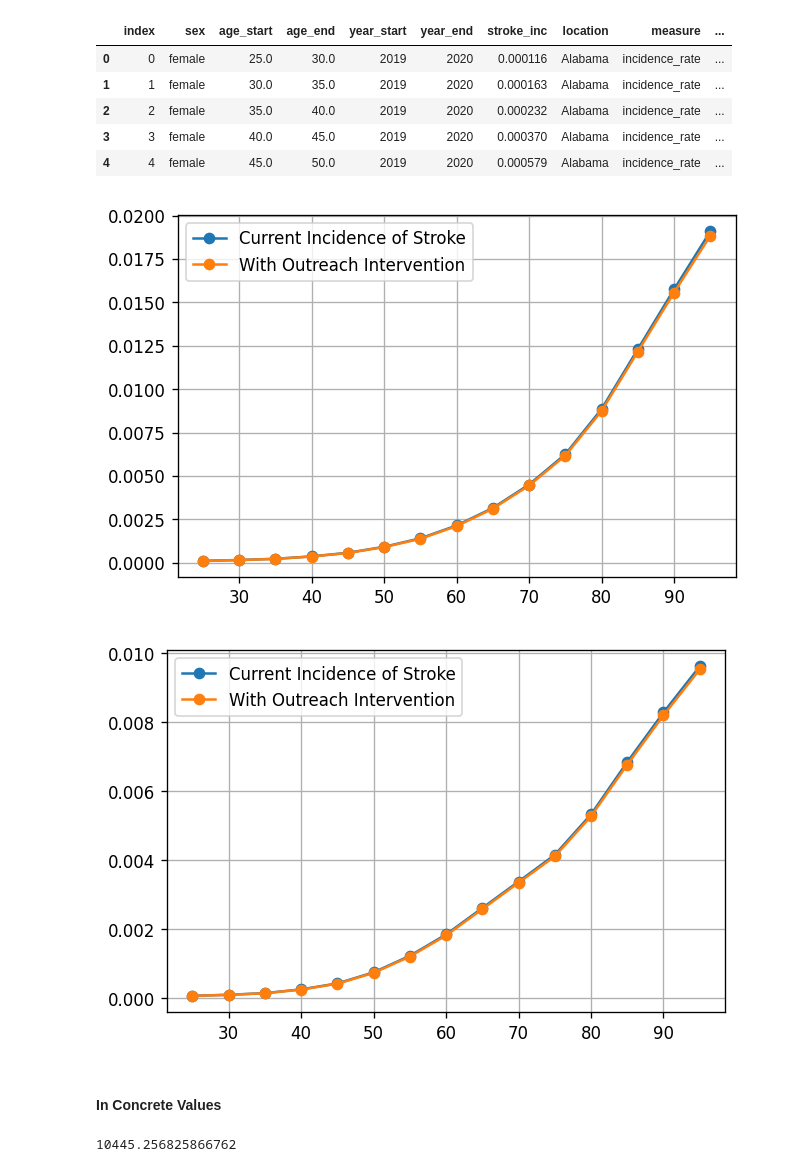
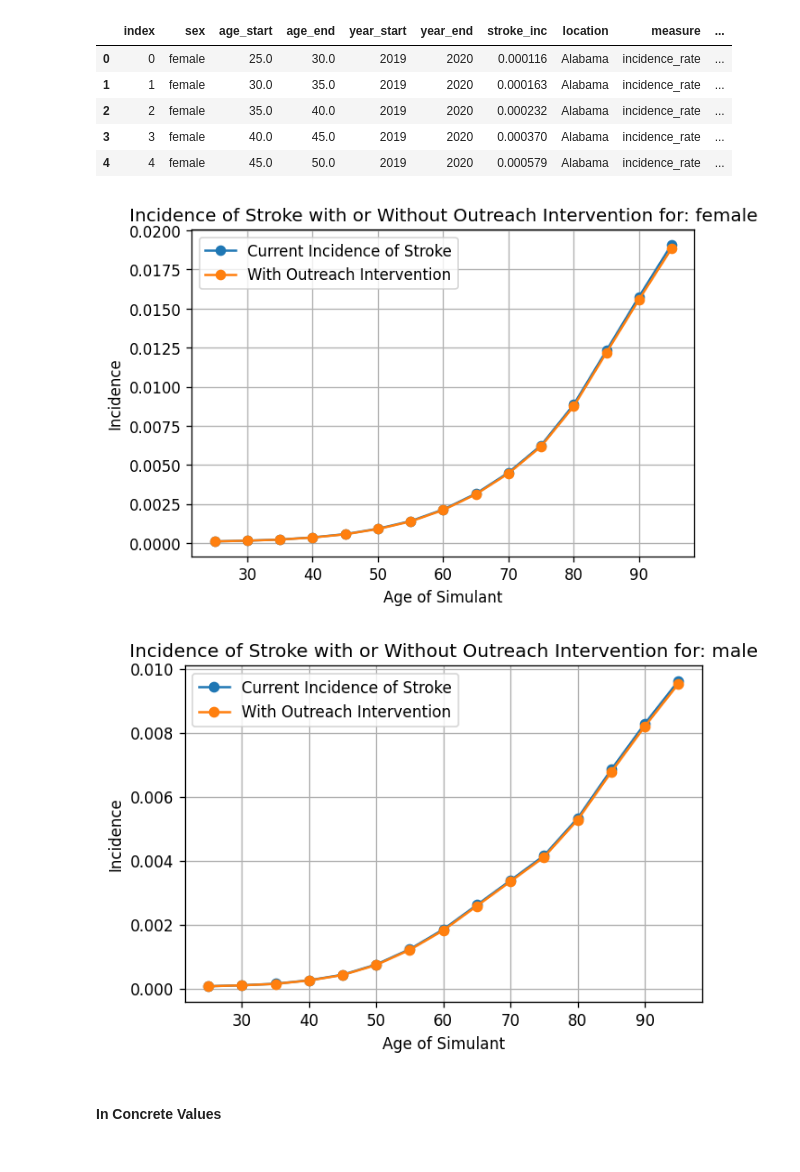
Before and after one commit to ihmeuw/vivarium_research_nih_us_cvd, a Jupyter notebook: Back_of_envelope.ipynb, the cells around one changed output. Saved outputs shown, nothing was run; the diff lists cells and outputs as text; code cells hidden in the pictures.

```diff
--- a/Back_of_envelope.ipynb
+++ b/Back_of_envelope.ipynb
@@ -93,4 +94,7 @@ for sex in MI.sex.unique():
     plt.plot(subdata.age_start, subdata.new_inc, marker='o', label='With Outreach Intervention')
     plt.legend()
     plt.grid()
+    plt.title(f'Incidence of MI with or Without Outreach Intervention for: {sex}')
+    plt.xlabel('Age of Simulant')
+    plt.ylabel('Incidence')
 # %% [output]
@@ -107,4 +109,11 @@ MI['decrease_MI'].sum()
 # %%
-MI['percent_change'] = (MI['decrease_MI']) / (MI['MI_inc'] * (213000000/30))
-MI['percent_change'].mean()
+for sex in MI.sex.unique():
+    plt.figure(dpi=120)
+    subdata = MI.loc[MI['sex']==sex]
+    plt.plot(subdata.age_start, subdata.percent_change, marker='o', label='Percent Decrease in MI')
+    plt.legend()
+    plt.grid()
+    plt.title(f'Percent Decrease in MI with Outreach Intervention for: {sex}')
+    plt.xlabel('Age of Simulant')
+    plt.ylabel('Percent Decrease')
 # %% [output]
@@ -144,19 +154,20 @@ stroke.head()
 # %%
 for sex in stroke.sex.unique():
     plt.figure(dpi=120)
     subdata = stroke.loc[stroke['sex']==sex]
     plt.plot(subdata.age_start, subdata.stroke_inc, marker='o', label='Current Incidence of Stroke')
     plt.plot(subdata.age_start, subdata.new_inc, marker='o', label='With Outreach Intervention')
     plt.legend()
     plt.grid()
+    plt.title(f'Incidence of Stroke with or Without Outreach Intervention for: {sex}')
+    plt.xlabel('Age of Simulant')
+    plt.ylabel('Incidence')
 # %% [output]
-[figure, old version]
+[figure, new version]
-[figure, old version]
+[figure, new version]
 # %% [markdown]
 #### In Concrete Values
 # %%
 stroke['decrease_stroke'] = (stroke['stroke_inc'] - stroke['new_inc']) * (213000000/30)
-stroke['decrease_stroke'].sum()
+stroke['percent_change'] = (stroke['decrease_stroke']) / (stroke['stroke_inc'] * (213000000/30))
-# %% [output]
-10445.256825866762
 # %%
```
Also changed, not shown: parts of 6 cells of this notebook, 2 other files.
